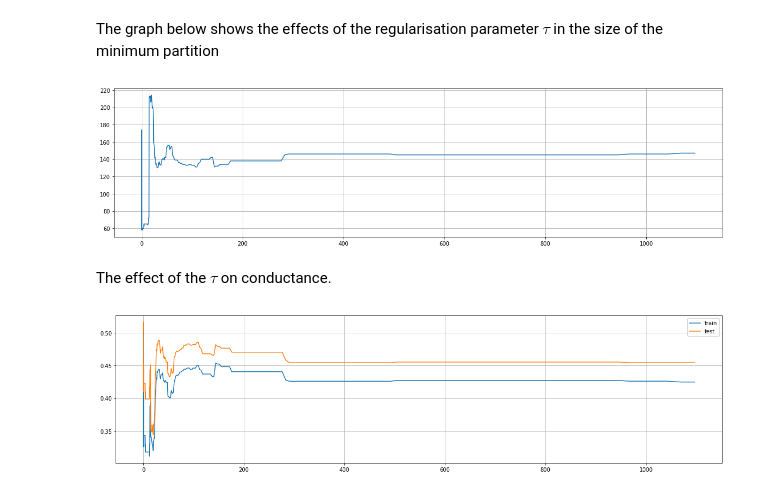
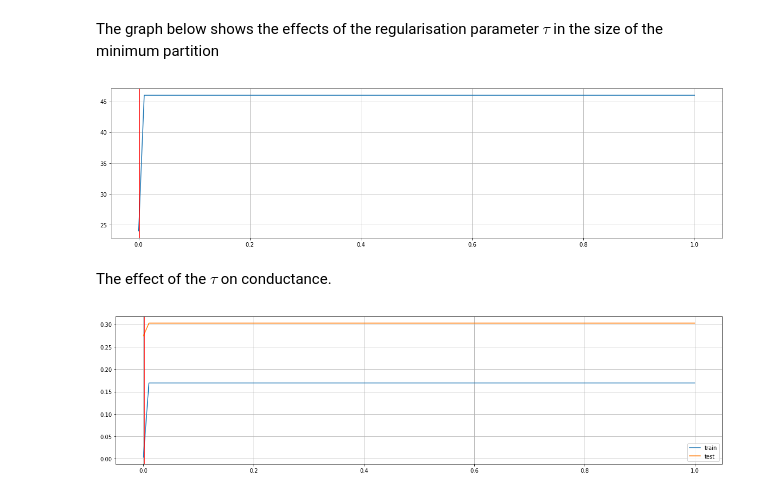
Before and after one commit to crisbodnar/regularised-spectral-clustering, a Jupyter notebook: spectral_clustering.ipynb, the cells around one changed output. Drawn from its saved outputs; the diff is of its cells as text; code cells hidden in the pictures.

```diff
--- a/spectral_clustering.ipynb
+++ b/spectral_clustering.ipynb
@@ -204,7 +204,7 @@ nx.draw_networkx(rgraph, ax=ax, with_labels=False, nodelist=rgraph.nodes(), node
 ### Showing that regularisation reduces the variance of the cluster size
 # %%
 # train, test = read_graph("./dataset/twitter")
-train, test = read_graph("./dataset/email-Eu-core.txt")
+train, test = read_graph("./dataset/ca-GrQc.txt")
 S = nx.to_numpy_matrix(train)
 
 # Tao is initialised with the average degree of the graph
@@ -274,32 +274,41 @@ ax.bar(np.arange(2, clusters)+w, cond_treg, width=w, alpha=0.8, align='center',
 # %% [markdown]
 The graph below shows the effects of the regularisation parameter $\tau$ in the size of the minimum partition
 # %%
-taos = np.exp(np.linspace(-3, 7, 400))
+taos = np.linspace(0, 1, 100)
 reg_sizes = []
 conducts = []
 conducts_test = []
 
+tao_heurisitc = train.number_of_edges() * 2 / N
 nodes = np.array(train.nodes())
 for tao in taos:
-    SR = S + tao / N
+    SR = S + tao
     reg = SpectralClustering(2, affinity='precomputed', n_init=10).fit(SR)
 
     reg_sizes.append(min(np.sum(reg.labels_), N - np.sum(reg.labels_)))
     conducts.append(avg_conductance(reg.labels_, nodes, train))
     conducts_test.append(avg_conductance(reg.labels_, nodes, test))
+
+SR = S + tao_heurisitc / N
+reg = SpectralClustering(2, affinity='precomputed', n_init=10).fit(SR)
+size_heuristic = min(np.sum(reg.labels_), N - np.sum(reg.labels_))
+conduc_heuristic = avg_conductance(reg.labels_, nodes, train)
+conduc_heuristic_test = avg_conductance(reg.labels_, nodes, train)
 # %%
 fig, ax = plt.subplots(figsize=(20, 5))
 ax.plot(taos, reg_sizes)
+ax.axvline(x=(tao_heurisitc/N), color='red')
 ax.grid(True)
 # %% [output]
-[figure, old version]
+[figure, new version]
 # %% [markdown]
 The effect of the $\tau$ on conductance.
 # %%
 fig, ax = plt.subplots(figsize=(20, 5))
 ax.plot(taos, conducts)
 ax.plot(taos, conducts_test)
+ax.axvline(x=(tao_heurisitc/N), color='red')
 plt.gca().legend(('train','test'))
 ax.grid(True)
 # %% [output]
-[figure, old version]
+[figure, new version]
```
Also changed, not shown: parts of 8 cells of this notebook.
